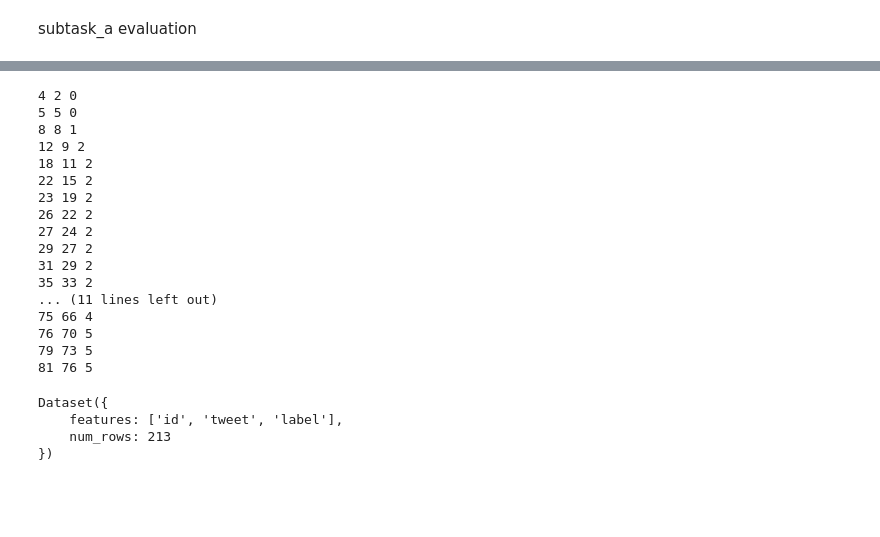
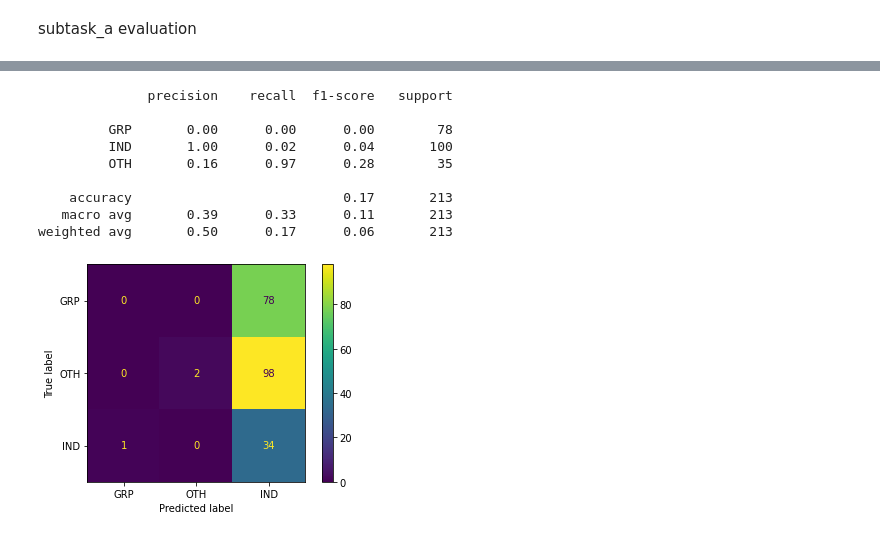
Before and after one commit to mrinaltak/HateSpeechDetection, a Jupyter notebook: T5-discrete/OffensEval.ipynb, the cells around one changed output, grey strips where cells are left out. Saved outputs shown, nothing was run; the diff lists cells and outputs as text; code cells hidden in the pictures; blank space fills up the shorter version.

```diff
--- a/t5small-OffensEval.ipynb
+++ b/T5-discrete/OffensEval.ipynb
@@ -370,26 +322,18 @@ Subtask b results:
 # %%
-test_dataloader = torch.utils.data.DataLoader(test_c_dataset['test'], batch_size=8)
-
+test_dataloader = torch.utils.data.DataLoader(test_c_dataset['test'], batch_size=32)
+y_pred = []
+y_true = []
 with torch.no_grad():
-
   model.load_state_dict(torch.load(os.path.join('./olid_trained_models/', 't5_full_shot_epoch_4.pt')))
-
+  model.cuda()
   model.eval()
-  count_1 = 0
-  count_2 = 0
-  count_3 = 0
-
   for batch in tqdm.notebook.tqdm(test_dataloader):
-    # when generating, we will use the logits of right-most token to predict the next token
-    # so the padding should be on the left
     tokenizer = T5Tokenizer.from_pretrained('t5-small', cache_dir='./t5_cache')
-
     sentences = batch['tweet'] # use different length sentences to test batching
     sentences_i = [sentence + '<\s> ' + 'Targeted speech towards individual is ' for sentence in sentences]
     sentences_g = [sentence + '<\s> ' + 'Targeted speech towards group is ' for sentence in sentences]
     inputs_i = tokenizer(sentences_i, return_tensors="pt", padding=True)
     inputs_g = tokenizer(sentences_g, return_tensors="pt", padding=True)
-
     output_sequences_i = model.generate(
         input_ids=inputs_i['input_ids'].to(device),
         attention_mask=inputs_i['attention_mask'].to(device),
@@ -410,39 +354,33 @@ with torch.no_grad():
     )
     preds_i = (tokenizer.batch_decode(output_sequences_i, skip_special_tokens=True,clean_up_tokenization_spaces=True))
     preds_g = (tokenizer.batch_decode(output_sequences_g, skip_special_tokens=True,clean_up_tokenization_spaces=True))
-    #print (preds)
     for i,pred in enumerate(preds_i):
-      if "present." == preds_i[i]  and batch['label'][i]=='IND':
-        count_1 = count_1 + 1
-      if "present." == preds_g[i]  and batch['label'][i]=='GRP':
-        count_2 = count_2 + 1
-      if "not present." == preds_g[i] and "not present." == preds_i[i] and batch['label'][i]=='OTH':
-        count_3 = count_3 + 1
-    print(count_1, count_2, count_3)
+      if "present." == preds_i[i] and "not present." == preds_g[i]:
+        y_pred.append('IND')
+      elif "present." == preds_g[i] and "not present." == preds_i[i]:
+        y_pred.append('GRP')
+      else:
+        y_pred.append('OTH')
+    y_true.extend(batch['label'])
+
+from sklearn.metrics import classification_report
+report = classification_report(y_true=y_true, y_pred=y_pred)
+print(report)
 # %% [output]
-4 2 0
-5 5 0
-8 8 1
-12 9 2
-18 11 2
-22 15 2
-23 19 2
-26 22 2
-27 24 2
-29 27 2
-31 29 2
-35 33 2
-... (11 lines left out)
-75 66 4
-76 70 5
-79 73 5
-81 76 5
+              precision    recall  f1-score   support
+
+         GRP       0.00      0.00      0.00        78
+         IND       1.00      0.02      0.04       100
+         OTH       0.16      0.97      0.28        35
+
+    accuracy                           0.17       213
+   macro avg       0.39      0.33      0.11       213
+weighted avg       0.50      0.17      0.06       213
-# %%
-test_c_dataset['test']
-
-#76%
-# %% [output]
-Dataset({
-    features: ['id', 'tweet', 'label'],
-    num_rows: 213
-})
+# %%
+from sklearn.metrics import confusion_matrix, ConfusionMatrixDisplay
+cm = confusion_matrix(y_true, y_pred)
+disp = ConfusionMatrixDisplay(confusion_matrix=cm,display_labels=['GRP','OTH','IND'])
+disp.plot()
+plt.show()
+# %% [output]
+[figure, added]
```
Also changed, not shown: parts of 11 cells of this notebook, 1 other file.
